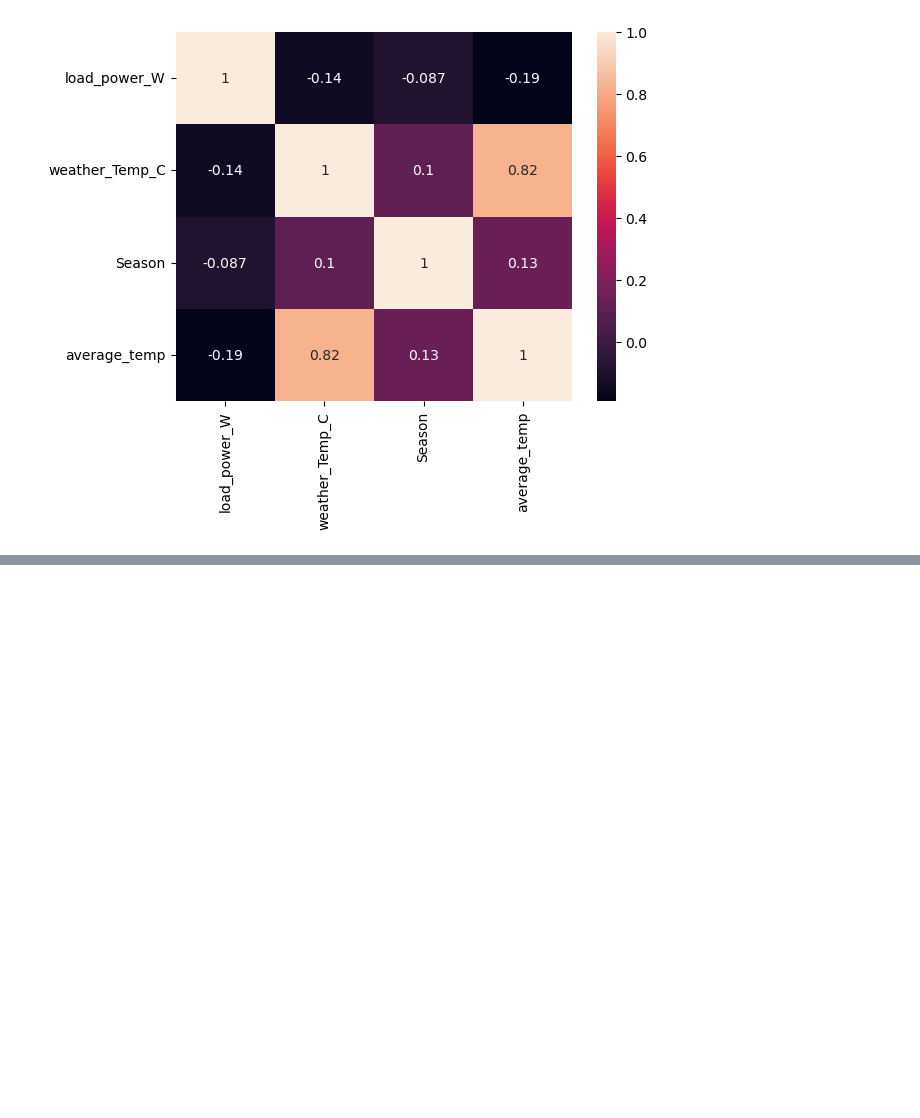
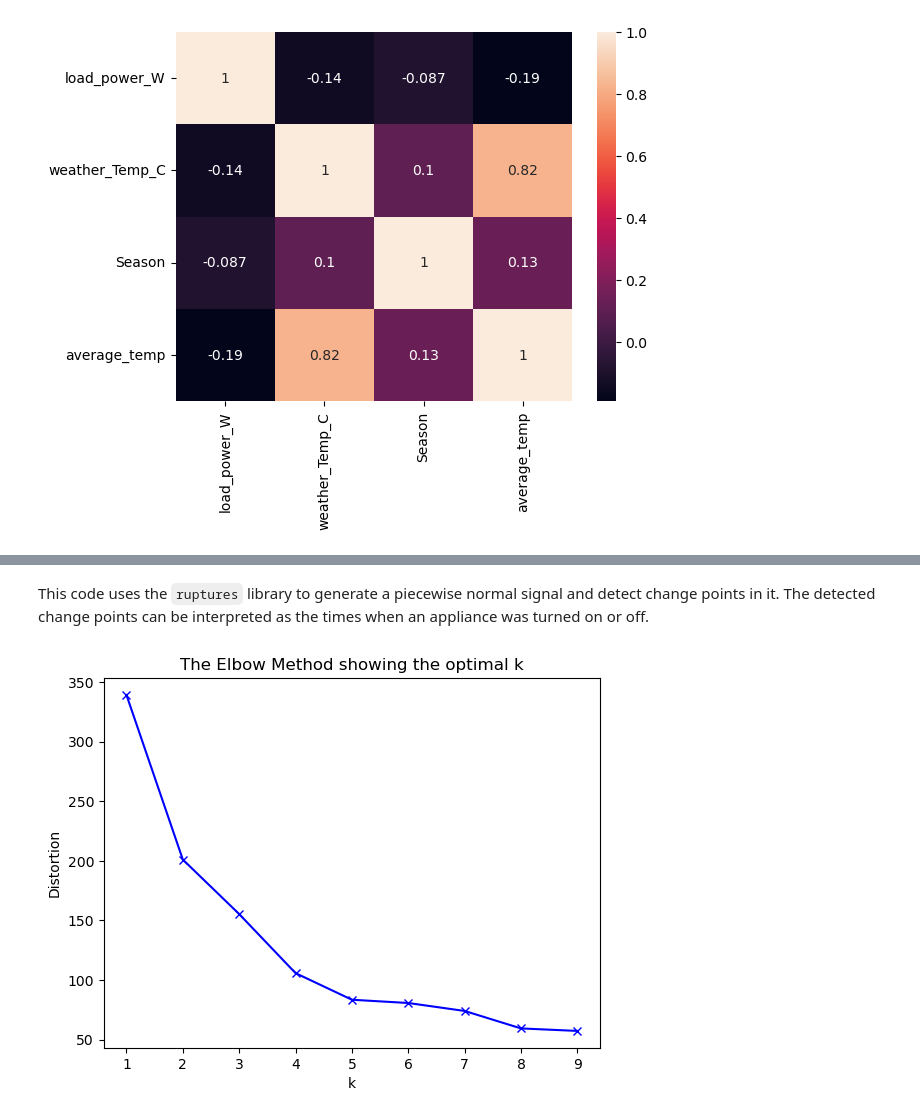
Before and after one commit to jhaworth21/HackSheffield8, a Jupyter notebook: main/notebook.ipynb, the cells around one changed output, grey strips where cells are left out. Drawn from its saved outputs; the diff is of its cells as text; code cells hidden in the pictures; blank space fills up the shorter version.

```diff
--- a/main/notebook.ipynb
+++ b/main/notebook.ipynb
@@ -159,0 +170,28 @@ print(type(df['Date_UTC'][0]))
+# %% [markdown]
+This code uses the `ruptures` library to generate a piecewise normal signal and detect change points in it. The detected change points can be interpreted as the times when an appliance was turned on or off.
+# %%
+from sklearn.cluster import KMeans
+from sklearn import metrics
+from scipy.spatial.distance import cdist
+
+df_no_na_temp = df.dropna(subset=['weather_Temp_C'])
+
+def elbow_method(data):
+    distortions = []
+    K = range(1,10)
+    for k in K:
+        kmeanModel = KMeans(n_clusters=k).fit(data)
+        kmeanModel.fit(data)
+        distortions.append(sum(np.min(cdist(data, kmeanModel.cluster_centers_, 'euclidean'), axis=1)) / data.shape[0])
+
+    # Plot the elbow
+    plt.plot(K, distortions, 'bx-')
+    plt.xlabel('k')
+    plt.ylabel('Distortion')
+    plt.title('The Elbow Method showing the optimal k')
+    plt.show()
+
+# Assuming 'df' is your DataFrame and you want to find clusters based on 'load_power_W' and 'weather_Temp_C'
+elbow_method(df_no_na_temp[['load_power_W']][:1000])
+# %% [output]
+[figure, added]
```
Also changed, not shown: parts of 8 cells of this notebook.
